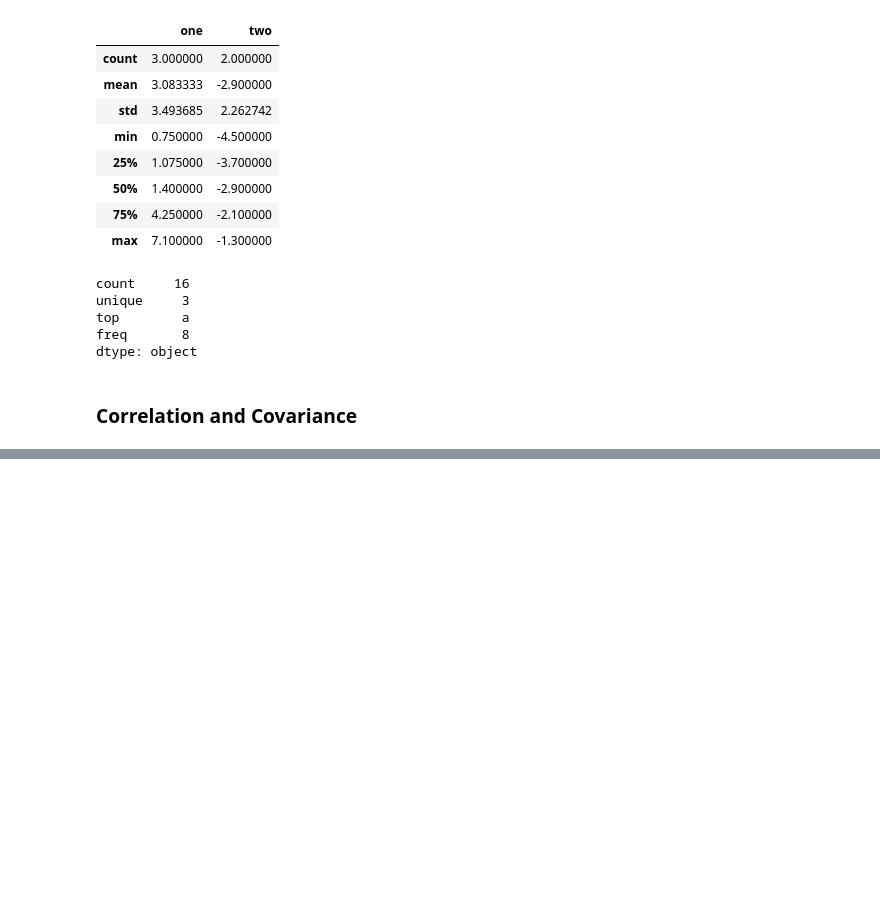
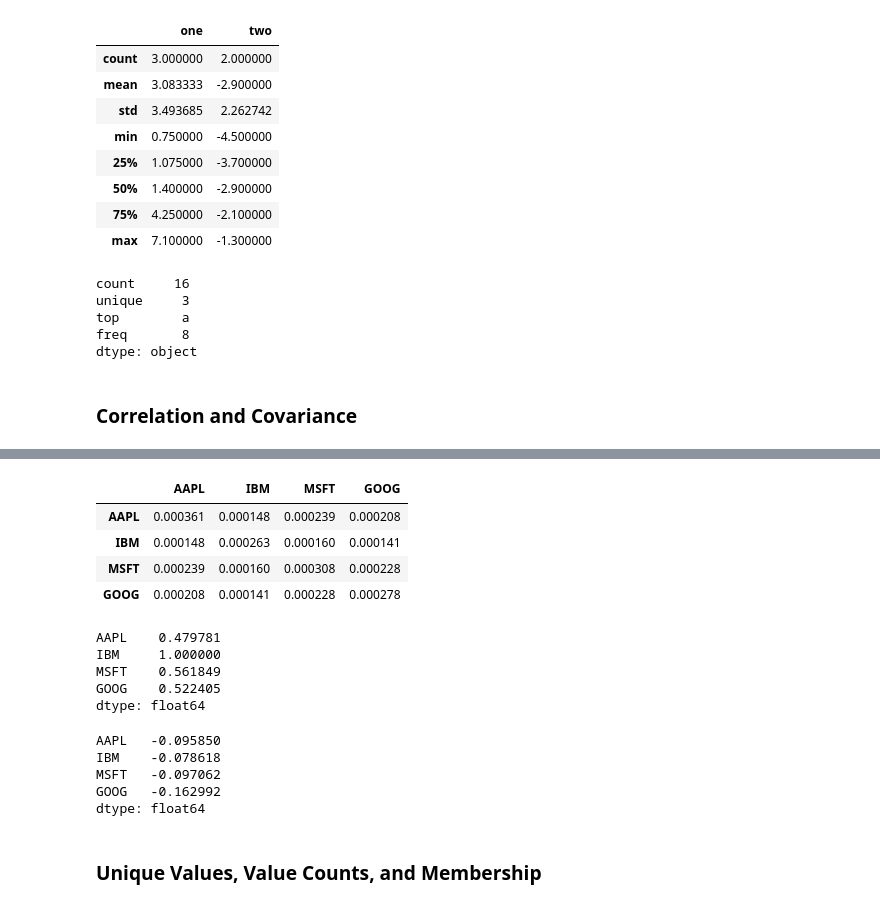
Before and after one commit to ZCW-Data1dot2/wes-ch-5-amanda-wink, a Jupyter notebook: Chapter5WorkAlong.ipynb, the cells around one changed output, grey strips where cells are left out. Cells and saved outputs as stored; diff of their text form; code cells hidden in the pictures; blank space fills up the shorter version.

```diff
--- a/Chapter5WorkAlong.ipynb
+++ b/Chapter5WorkAlong.ipynb
@@ -1355,0 +1416,26 @@ dtype: object
+# %%
+returns.cov()
+# %% [output]
+|  | AAPL | IBM | MSFT | GOOG |
+| AAPL | 0.000361 | 0.000148 | 0.000239 | 0.000208 |
+| IBM | 0.000148 | 0.000263 | 0.000160 | 0.000141 |
+| MSFT | 0.000239 | 0.000160 | 0.000308 | 0.000228 |
+| GOOG | 0.000208 | 0.000141 | 0.000228 | 0.000278 |
+# %%
+returns.corrwith(returns.IBM)
+# %% [output]
+AAPL    0.479781
+IBM     1.000000
+MSFT    0.561849
+GOOG    0.522405
+dtype: float64
+# %%
+returns.corrwith(volume)
+# %% [output]
+AAPL   -0.095850
+IBM    -0.078618
+MSFT   -0.097062
+GOOG   -0.162992
+dtype: float64
+# %% [markdown]
+### Unique Values, Value Counts, and Membership
```
Also changed, not shown: parts of 24 cells of this notebook.
